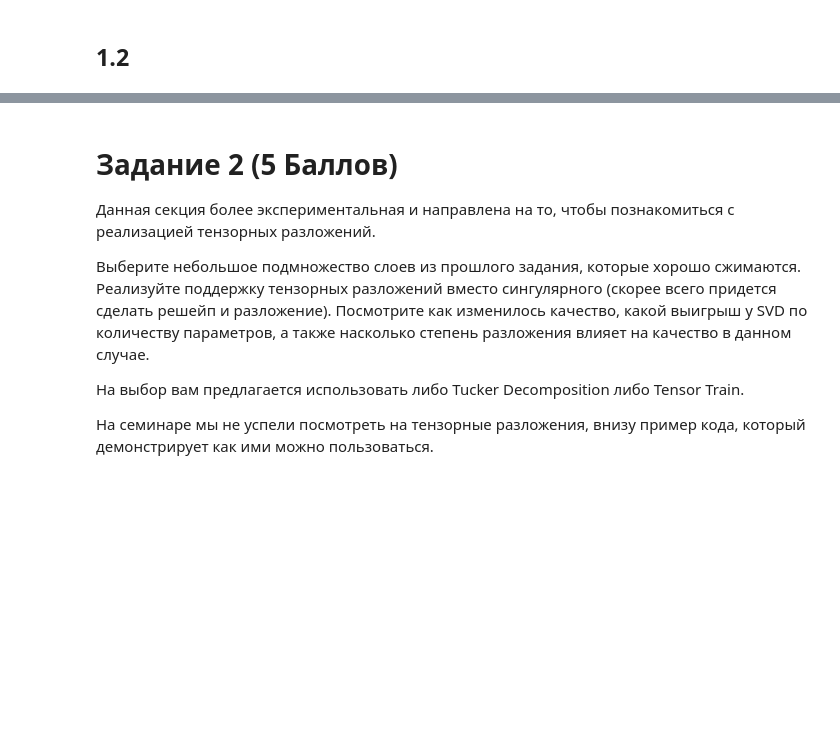
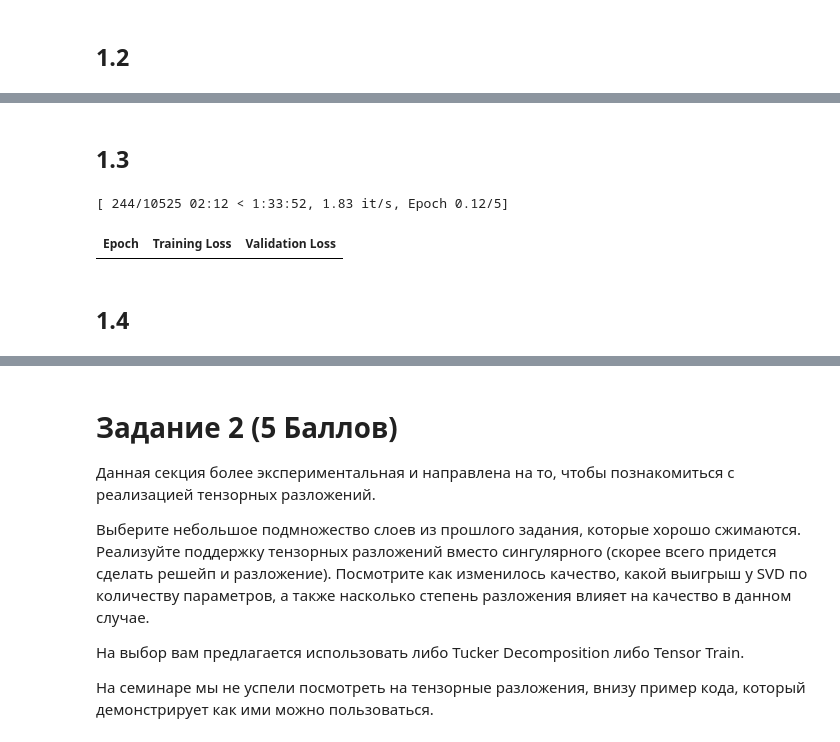
Before and after one commit to iptkachev/Efficient-DL-Models, a Jupyter notebook: Home Work/HW 2/BERT_SVD_HW.ipynb, the cells around one changed output, grey strips where cells are left out. Drawn from its saved outputs; the diff is of its cells as text; code cells hidden in the pictures; blank space fills up the shorter version.

```diff
--- a/Home Work/HW 2/BERT_SVD_HW.ipynb
+++ b/Home Work/HW 2/BERT_SVD_HW.ipynb
@@ -967,0 +973,28 @@ quality_results
+# %% [markdown]
+## 1.3
+# %%
+new_bert = BertForSequenceClassification(config=config)
+new_bert.load_state_dict(state_dict)
+
+
+apply_svd_weights_to_bert(new_bert, rank=5, layers_to_compress=[
+    'bert.pooler',
+    'classifier'
+])
+trainer = Trainer(
+    model=new_bert,
+    args=training_args,
+    train_dataset=encoded_dataset_train,
+    eval_dataset=encoded_dataset_test,
+    data_collator=data_collator,
+    compute_metrics=compute_metrics,
+)
+
+trainer.train()
+finetune_result = trainer.evaluate(encoded_dataset_test)
+print(finetune_result)
+# %% [output]
+[ 244/10525 02:12 < 1:33:52, 1.83 it/s, Epoch 0.12/5]
+| Epoch | Training Loss | Validation Loss |
+# %% [markdown]
+## 1.4
```
Also changed, not shown: parts of 8 cells of this notebook.
